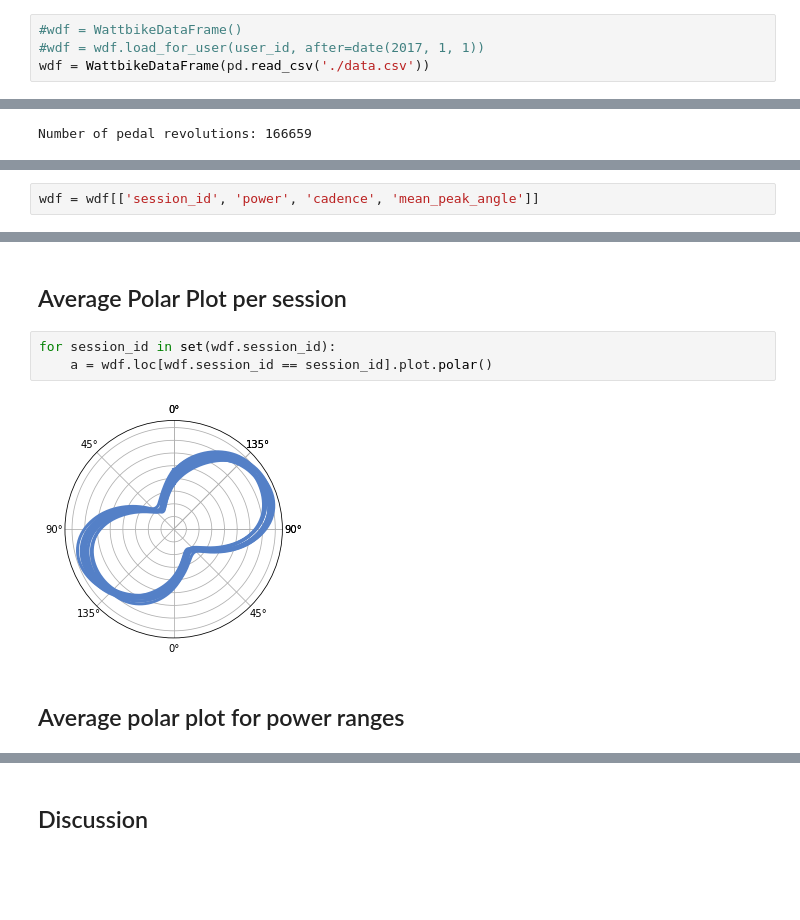
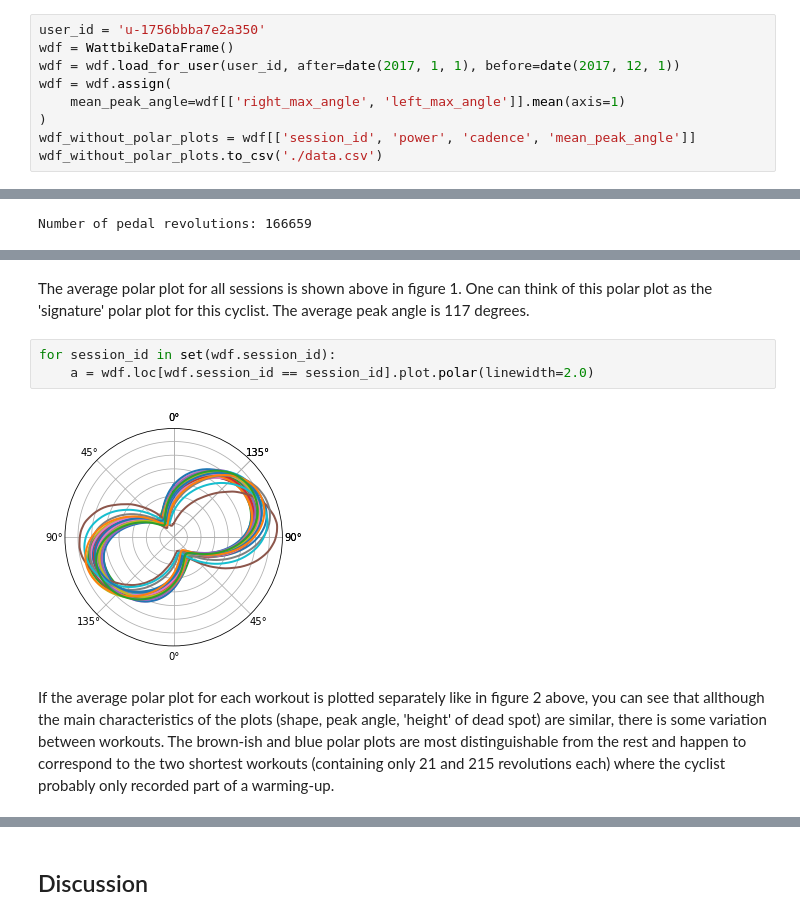
Before and after one commit to AartGoossens/publications, a Jupyter notebook: polar_plot/article.ipynb, the cells around one changed output, grey strips where cells are left out. Saved outputs shown, nothing was run; the diff lists cells and outputs as text; blank space fills up the shorter version.

Commit message:
Adding text to plots and analyses, nearing completion!

```diff
--- a/polar_plot/article.ipynb
+++ b/polar_plot/article.ipynb
@@ -28,4 +24,9 @@ user_id = 'u-1756bbba7e2a350'
 # %%
-#wdf = WattbikeDataFrame()
-#wdf = wdf.load_for_user(user_id, after=date(2017, 1, 1))
-wdf = WattbikeDataFrame(pd.read_csv('./data.csv'))
+user_id = 'u-1756bbba7e2a350'
+wdf = WattbikeDataFrame()
+wdf = wdf.load_for_user(user_id, after=date(2017, 1, 1), before=date(2017, 12, 1))
+wdf = wdf.assign(
+    mean_peak_angle=wdf[['right_max_angle', 'left_max_angle']].mean(axis=1)
+)
+wdf_without_polar_plots = wdf[['session_id', 'power', 'cadence', 'mean_peak_angle']]
+wdf_without_polar_plots.to_csv('./data.csv')
@@ -48,2 +58,0 @@ wdf = wdf.assign(
-# %%
-wdf = wdf[['session_id', 'power', 'cadence', 'mean_peak_angle']]
@@ -59,12 +59,12 @@ wdf.plot.polar()
-# %% [markdown]
-## Average Polar Plot per session
+# %% [markdown]
+The average polar plot for all sessions is shown above in figure 1. One can think of this polar plot as the 'signature' polar plot for this cyclist. The average peak angle is 117 degrees.
 # %%
 for session_id in set(wdf.session_id):
-    a = wdf.loc[wdf.session_id == session_id].plot.polar()
+    a = wdf.loc[wdf.session_id == session_id].plot.polar(linewidth=2.0)
 # %% [output]
-[figure, old version]
+[figure, new version]
-# %% [markdown]
-## Average polar plot for power ranges
+# %% [markdown]
+If the average polar plot for each workout is plotted separately like in figure 2 above, you can see that allthough the main characteristics of the plots (shape, peak angle, 'height' of dead spot) are similar, there is some variation between workouts. The brown-ish and blue polar plots are most distinguishable from the rest and happen to correspond to the two shortest workouts (containing only 21 and 215 revolutions each) where the cyclist probably only recorded part of a warming-up.
 # %%
 min_power = 0
 max_power = 100
```
Also changed, not shown: parts of 26 cells of this notebook.
